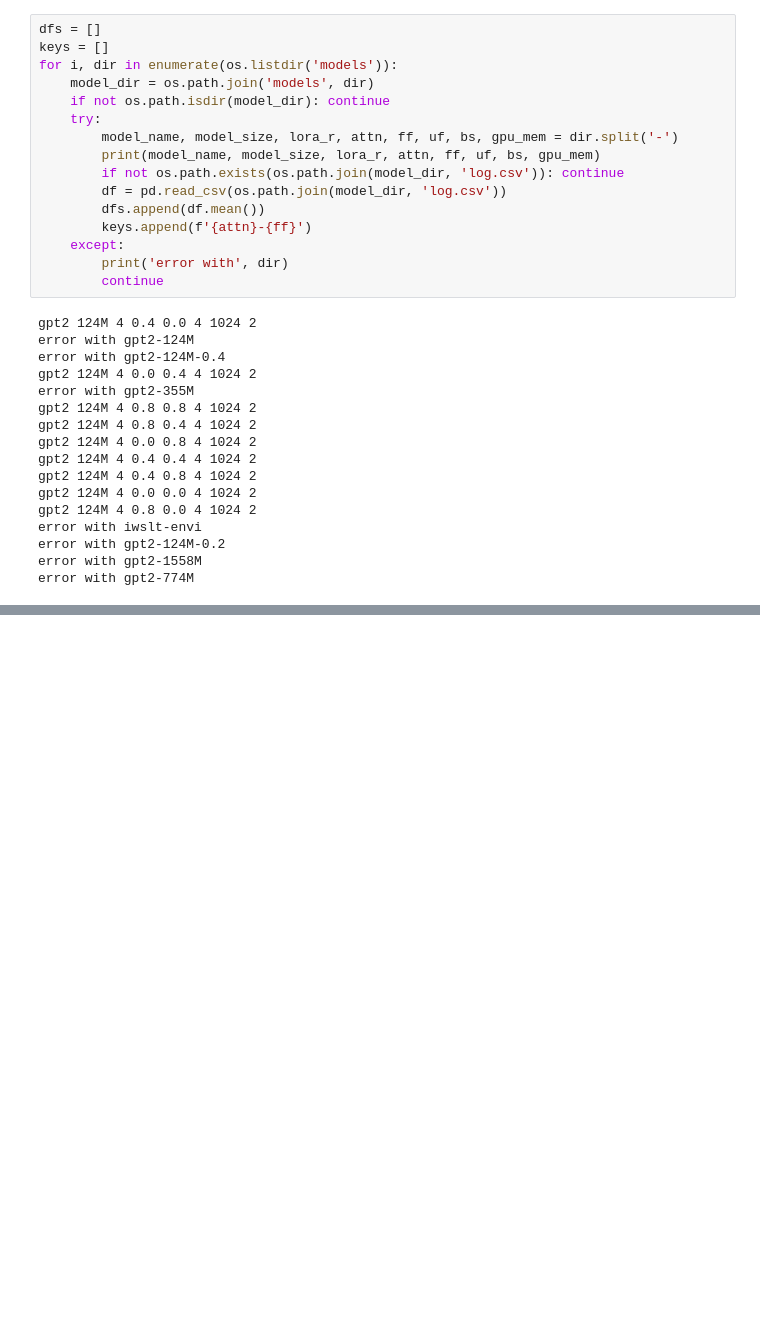
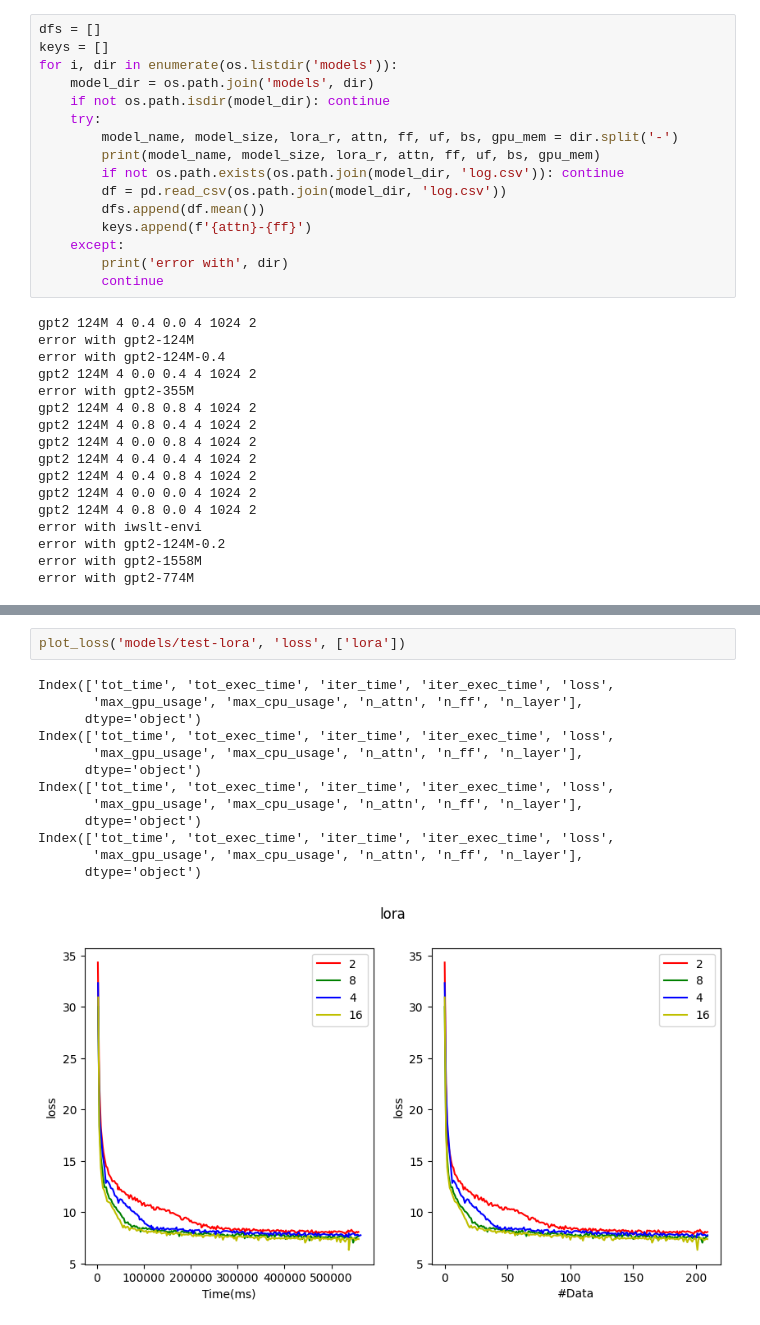
Before and after one commit to gulang2019/dynet-dao, a Jupyter notebook: process.ipynb, the cells around one changed output, grey strips where cells are left out. Cells and saved outputs as stored; diff of their text form; blank space fills up the shorter version.

```diff
--- a/process.ipynb
+++ b/process.ipynb
@@ -178,0 +269,16 @@ NameError: name 'normalized_df' is not defined
+# %%
+plot_loss('models/test-lora', 'loss', ['lora'])
+# %% [output]
+Index(['tot_time', 'tot_exec_time', 'iter_time', 'iter_exec_time', 'loss',
+       'max_gpu_usage', 'max_cpu_usage', 'n_attn', 'n_ff', 'n_layer'],
+      dtype='object')
+Index(['tot_time', 'tot_exec_time', 'iter_time', 'iter_exec_time', 'loss',
+       'max_gpu_usage', 'max_cpu_usage', 'n_attn', 'n_ff', 'n_layer'],
+      dtype='object')
+Index(['tot_time', 'tot_exec_time', 'iter_time', 'iter_exec_time', 'loss',
+       'max_gpu_usage', 'max_cpu_usage', 'n_attn', 'n_ff', 'n_layer'],
+      dtype='object')
+Index(['tot_time', 'tot_exec_time', 'iter_time', 'iter_exec_time', 'loss',
+       'max_gpu_usage', 'max_cpu_usage', 'n_attn', 'n_ff', 'n_layer'],
+      dtype='object')
+[figure, added]
```
Also changed, not shown: parts of 28 cells of this notebook, 10 other files.
